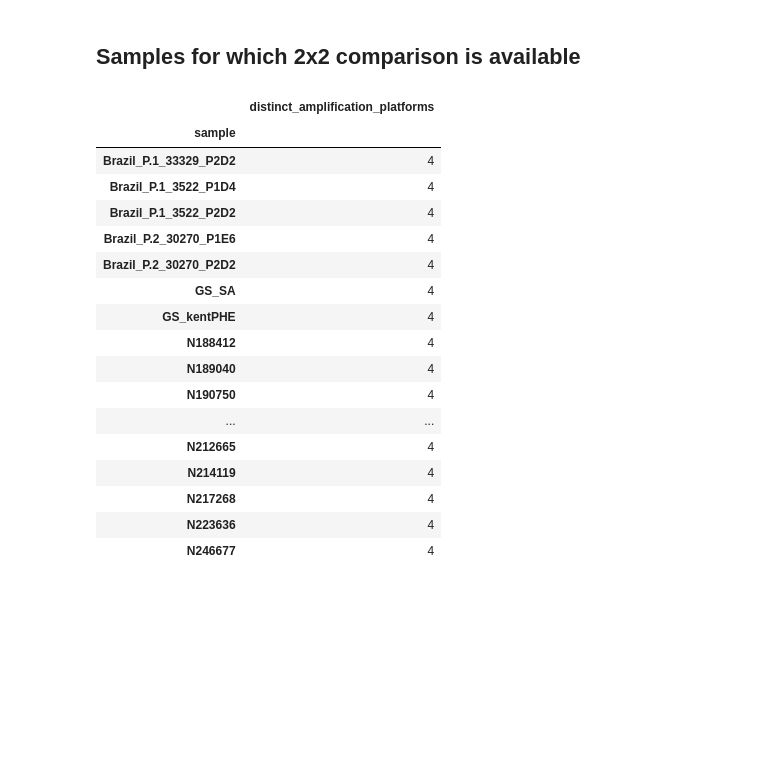
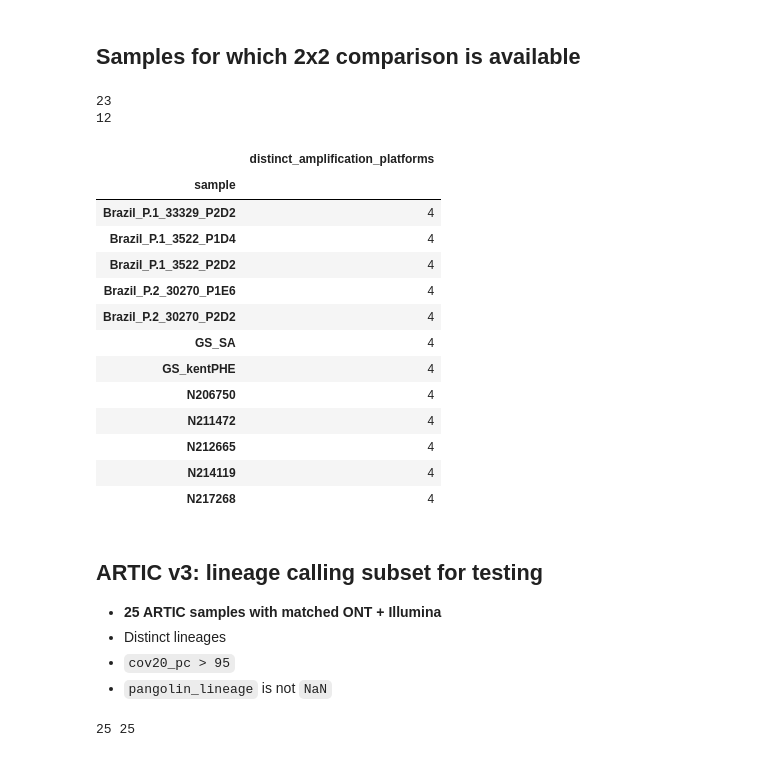
Before and after one commit to GlobalPathogenAnalysisService/gpas-covid-testsets, a Jupyter notebook: mmm-2x2-truth/notebook.ipynb, the cells around one changed output. Saved outputs shown, nothing was run; the diff lists cells and outputs as text; code cells hidden in the pictures; blank space fills up the shorter version.

Commit message:
Lineage assignment and reproducibility subsets

```diff
--- a/mmm-2x2-truth/notebook.ipynb
+++ b/mmm-2x2-truth/notebook.ipynb
@@ -56,28 +67,78 @@ df.pangolin_lineage.value_counts().to_frame().plot.bar()
 # %% [markdown]
 ## Samples for which 2x2 comparison is available
 # %%
-(df.groupby('sample')
+twobytwo_df = (df.groupby('sample')
  .nunique()
  .sort_values(by=['class_', 'sample'], ascending=[False, True])['class_']
  .rename('distinct_amplification_platforms')
  .to_frame()
  .query("distinct_amplification_platforms == 4"))
+
+twobytwo_samples = set(twobytwo_df.index)
+print(len(twobytwo_samples))
+# twobytwo_df
+
+
+twobytwo_95_df = (df.query("cov20_pc > 95").groupby('sample')
+ .nunique()
+ .sort_values(by=['class_', 'sample'], ascending=[False, True])['class_']
+ .rename('distinct_amplification_platforms')
+ .to_frame()
+ .query("distinct_amplification_platforms == 4"))
+
+twobytwo_95_samples = set(twobytwo_95_df.index)
+print(len(twobytwo_95_samples))
+twobytwo_95_df
 # %% [output]
+23
+12
 |  | distinct_amplification_platforms |
 | sample |  |
 | Brazil_P.1_33329_P2D2 | 4 |
 | Brazil_P.1_3522_P1D4 | 4 |
 | Brazil_P.1_3522_P2D2 | 4 |
 | Brazil_P.2_30270_P1E6 | 4 |
 | Brazil_P.2_30270_P2D2 | 4 |
 | GS_SA | 4 |
 | GS_kentPHE | 4 |
-| N188412 | 4 |
-| N189040 | 4 |
-| N190750 | 4 |
-| ... | ... |
+| N206750 | 4 |
+| N211472 | 4 |
 | N212665 | 4 |
 | N214119 | 4 |
 | N217268 | 4 |
-| N223636 | 4 |
-| N246677 | 4 |
+# %% [markdown]
+## ARTIC v3: lineage calling subset for testing
+
+- **25 ARTIC samples with matched ONT + Illumina**
+- Distinct lineages
+- `cov20_pc > 95`
+- `pangolin_lineage` is not `NaN`
+# %%
+lineages_subset_df = (df.query("amplification == 'artic' and cov20_pc > 95 and pangolin_lineage == pangolin_lineage").groupby(['sample'])
+ .nunique()
+ .sort_values(by=['class_', 'sample'], ascending=[False, True])['class_']
+ .rename('distinct_amplification_platforms')
+ .to_frame()
+ .query("distinct_amplification_platforms == 2"))
+
+lineages_subset_samples = set(lineages_subset_df.index)
+
+lineages_subset_samples_ont_df = (df.query("sample in @lineages_subset_samples and amplification == 'artic' and cov20_pc > 95 and platform == 'ont'")
+                                  .sort_values(['cov20_pc', 'replicate'], ascending=[False, True])
+                                  .drop_duplicates(['sample'])
+                                  .sort_values('sample')
+                                  .drop_duplicates('pangolin_lineage'))
+lineages_subset_samples_ill_df = (df.query("sample in @lineages_subset_samples and amplification == 'artic' and cov20_pc > 95 and platform == 'ill'")
+                                  .sort_values(['cov20_pc', 'replicate'], ascending=[False, True])
+                                  .drop_duplicates(['sample'])
+                                  .sort_values('sample')
+                                  .drop_duplicates('pangolin_lineage'))
+
+print(lineages_subset_samples_ont_df.shape[0], lineages_subset_samples_ill_df.shape[0])
+
+lineages_subset_samples_both_df = pd.concat([lineages_subset_samples_ont_df, lineages_subset_samples_ill_df]).sort_values(['sample', 'platform'], ascending=[True, False])
+lineages_subset_samples_both_df['test_pair'] = lineages_subset_samples_both_df.groupby('sample').ngroup()
+
+lineages_subset_samples_both_df.to_csv(f'test_lineage_assignment.{today}.csv', index=False)
+# %% [output]
+25 25
```
Also changed, not shown: parts of 7 cells of this notebook, 3 other files.
